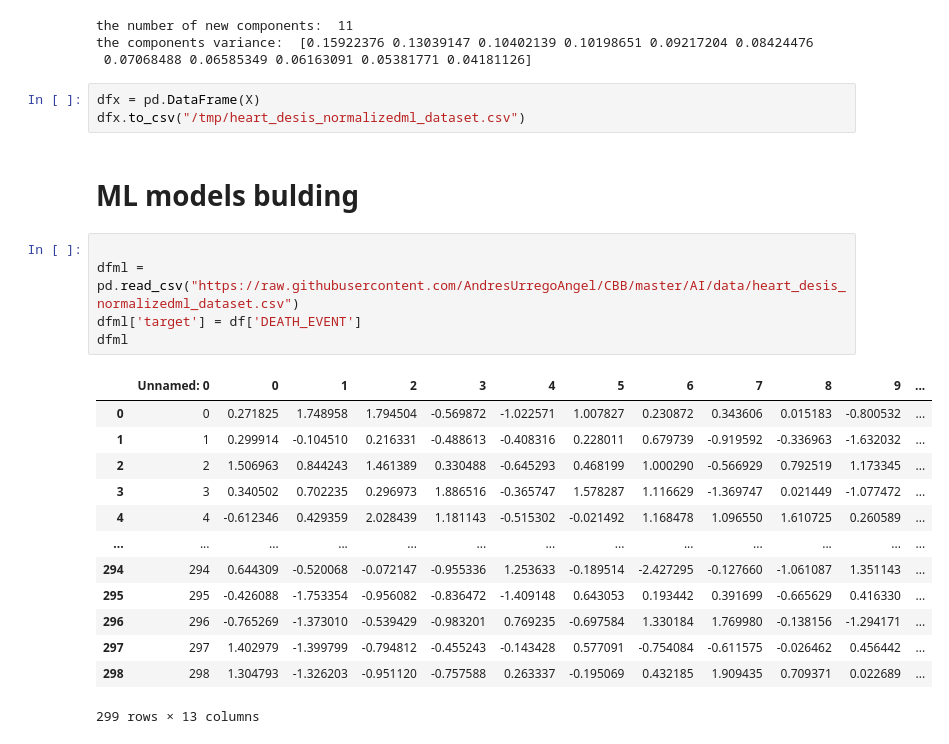
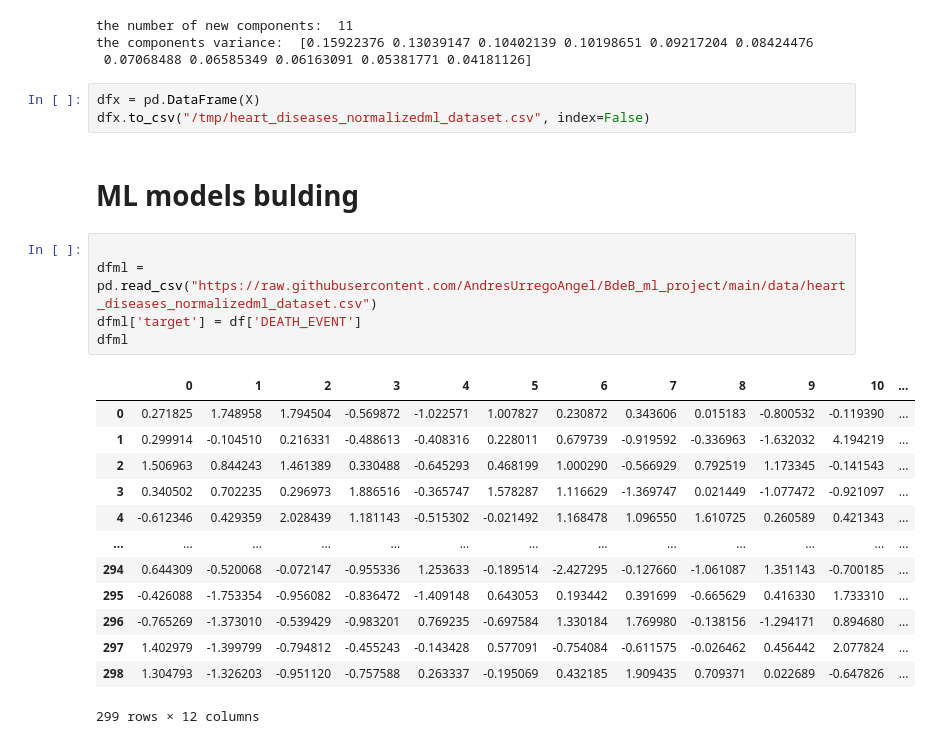
Before and after one commit to AndresUrregoAngel/BdeB_ml_project, a Jupyter notebook: exploration/DataAnalyst_AI.ipynb, the cells around one changed output. Cells and saved outputs as stored; diff of their text form.

```diff
--- a/exploration/DataAnalyst_AI.ipynb
+++ b/exploration/DataAnalyst_AI.ipynb
@@ -124,25 +124,25 @@ the components variance:  [0.15922376 0.13039147 0.10402139 0.10198651 0.0921720
  0.07068488 0.06585349 0.06163091 0.05381771 0.04181126]
 # %%
 dfx = pd.DataFrame(X)
-dfx.to_csv("/tmp/heart_desis_normalizedml_dataset.csv")
+dfx.to_csv("/tmp/heart_diseases_normalizedml_dataset.csv", index=False)
 # %% [markdown]
 # ML models bulding
 # %%
 
-dfml = pd.read_csv("https://raw.githubusercontent.com/AndresUrregoAngel/CBB/master/AI/data/heart_desis_normalizedml_dataset.csv")
+dfml = pd.read_csv("https://raw.githubusercontent.com/AndresUrregoAngel/BdeB_ml_project/main/data/heart_diseases_normalizedml_dataset.csv")
 dfml['target'] = df['DEATH_EVENT']
 dfml
 # %% [output]
-|  | Unnamed: 0 | 0 | 1 | 2 | 3 | 4 | 5 | 6 | 7 | 8 | 9 | ... |
-| 0 | 0 | 0.271825 | 1.748958 | 1.794504 | -0.569872 | -1.022571 | 1.007827 | 0.230872 | 0.343606 | 0.015183 | -0.800532 | ... |
-| 1 | 1 | 0.299914 | -0.104510 | 0.216331 | -0.488613 | -0.408316 | 0.228011 | 0.679739 | -0.919592 | -0.336963 | -1.632032 | ... |
-| 2 | 2 | 1.506963 | 0.844243 | 1.461389 | 0.330488 | -0.645293 | 0.468199 | 1.000290 | -0.566929 | 0.792519 | 1.173345 | ... |
-| 3 | 3 | 0.340502 | 0.702235 | 0.296973 | 1.886516 | -0.365747 | 1.578287 | 1.116629 | -1.369747 | 0.021449 | -1.077472 | ... |
-| 4 | 4 | -0.612346 | 0.429359 | 2.028439 | 1.181143 | -0.515302 | -0.021492 | 1.168478 | 1.096550 | 1.610725 | 0.260589 | ... |
+|  | 0 | 1 | 2 | 3 | 4 | 5 | 6 | 7 | 8 | 9 | 10 | ... |
+| 0 | 0.271825 | 1.748958 | 1.794504 | -0.569872 | -1.022571 | 1.007827 | 0.230872 | 0.343606 | 0.015183 | -0.800532 | -0.119390 | ... |
+| 1 | 0.299914 | -0.104510 | 0.216331 | -0.488613 | -0.408316 | 0.228011 | 0.679739 | -0.919592 | -0.336963 | -1.632032 | 4.194219 | ... |
+| 2 | 1.506963 | 0.844243 | 1.461389 | 0.330488 | -0.645293 | 0.468199 | 1.000290 | -0.566929 | 0.792519 | 1.173345 | -0.141543 | ... |
+| 3 | 0.340502 | 0.702235 | 0.296973 | 1.886516 | -0.365747 | 1.578287 | 1.116629 | -1.369747 | 0.021449 | -1.077472 | -0.921097 | ... |
+| 4 | -0.612346 | 0.429359 | 2.028439 | 1.181143 | -0.515302 | -0.021492 | 1.168478 | 1.096550 | 1.610725 | 0.260589 | 0.421343 | ... |
 | ... | ... | ... | ... | ... | ... | ... | ... | ... | ... | ... | ... | ... |
-| 294 | 294 | 0.644309 | -0.520068 | -0.072147 | -0.955336 | 1.253633 | -0.189514 | -2.427295 | -0.127660 | -1.061087 | 1.351143 | ... |
-| 295 | 295 | -0.426088 | -1.753354 | -0.956082 | -0.836472 | -1.409148 | 0.643053 | 0.193442 | 0.391699 | -0.665629 | 0.416330 | ... |
-| 296 | 296 | -0.765269 | -1.373010 | -0.539429 | -0.983201 | 0.769235 | -0.697584 | 1.330184 | 1.769980 | -0.138156 | -1.294171 | ... |
-| 297 | 297 | 1.402979 | -1.399799 | -0.794812 | -0.455243 | -0.143428 | 0.577091 | -0.754084 | -0.611575 | -0.026462 | 0.456442 | ... |
-| 298 | 298 | 1.304793 | -1.326203 | -0.951120 | -0.757588 | 0.263337 | -0.195069 | 0.432185 | 1.909435 | 0.709371 | 0.022689 | ... |
+| 294 | 0.644309 | -0.520068 | -0.072147 | -0.955336 | 1.253633 | -0.189514 | -2.427295 | -0.127660 | -1.061087 | 1.351143 | -0.700185 | ... |
+| 295 | -0.426088 | -1.753354 | -0.956082 | -0.836472 | -1.409148 | 0.643053 | 0.193442 | 0.391699 | -0.665629 | 0.416330 | 1.733310 | ... |
+| 296 | -0.765269 | -1.373010 | -0.539429 | -0.983201 | 0.769235 | -0.697584 | 1.330184 | 1.769980 | -0.138156 | -1.294171 | 0.894680 | ... |
+| 297 | 1.402979 | -1.399799 | -0.794812 | -0.455243 | -0.143428 | 0.577091 | -0.754084 | -0.611575 | -0.026462 | 0.456442 | 2.077824 | ... |
+| 298 | 1.304793 | -1.326203 | -0.951120 | -0.757588 | 0.263337 | -0.195069 | 0.432185 | 1.909435 | 0.709371 | 0.022689 | -0.647826 | ... |
-299 rows × 13 columns
+299 rows × 12 columns
```
Also changed, not shown: parts of 2 cells of this notebook.
